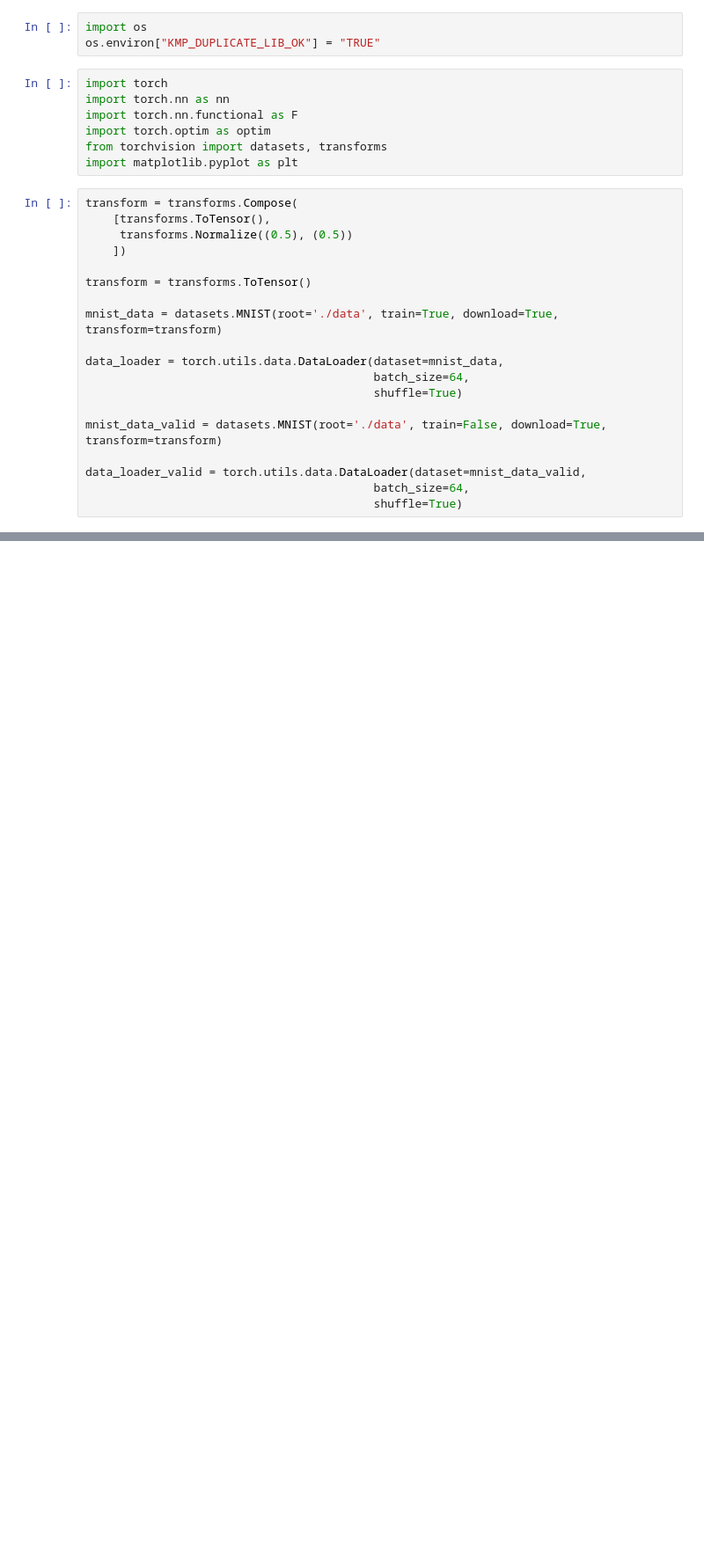
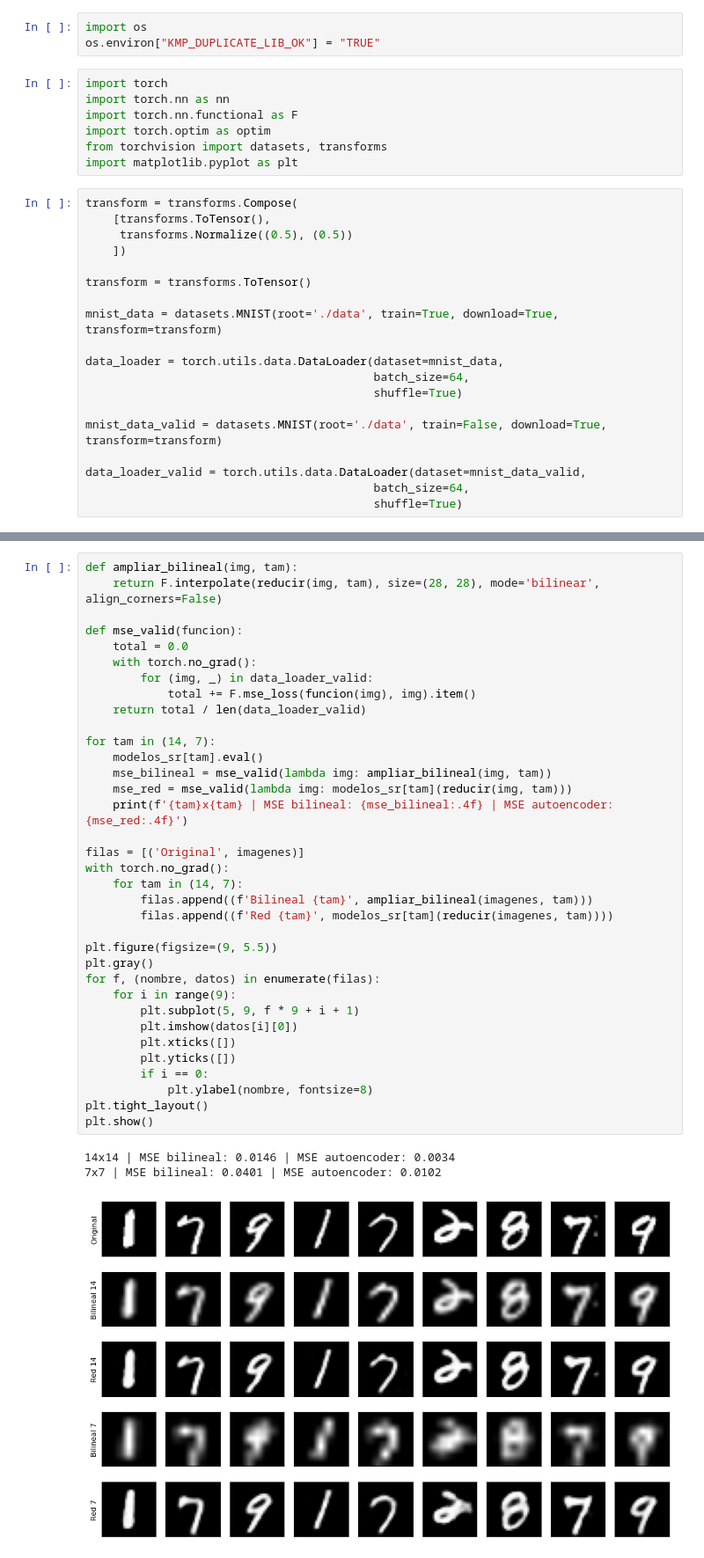
Before and after one commit to Aprendizaje-Automatico-II/Autoencoders, a Jupyter notebook: superresolucion.ipynb, the cells around one changed output, grey strips where cells are left out. Shown at 88% size. Saved outputs shown, nothing was run; the diff lists cells and outputs as text; blank space fills up the shorter version.

```diff
--- a/superresolucion.ipynb
+++ b/superresolucion.ipynb
@@ -230,0 +331,39 @@ for tam in (14, 7):
+# %%
+def ampliar_bilineal(img, tam):
+    return F.interpolate(reducir(img, tam), size=(28, 28), mode='bilinear', align_corners=False)
+
+def mse_valid(funcion):
+    total = 0.0
+    with torch.no_grad():
+        for (img, _) in data_loader_valid:
+            total += F.mse_loss(funcion(img), img).item()
+    return total / len(data_loader_valid)
+
+for tam in (14, 7):
+    modelos_sr[tam].eval()
+    mse_bilineal = mse_valid(lambda img: ampliar_bilineal(img, tam))
+    mse_red = mse_valid(lambda img: modelos_sr[tam](reducir(img, tam)))
+    print(f'{tam}x{tam} | MSE bilineal: {mse_bilineal:.4f} | MSE autoencoder: {mse_red:.4f}')
+
+filas = [('Original', imagenes)]
+with torch.no_grad():
+    for tam in (14, 7):
+        filas.append((f'Bilineal {tam}', ampliar_bilineal(imagenes, tam)))
+        filas.append((f'Red {tam}', modelos_sr[tam](reducir(imagenes, tam))))
+
+plt.figure(figsize=(9, 5.5))
+plt.gray()
+for f, (nombre, datos) in enumerate(filas):
+    for i in range(9):
+        plt.subplot(5, 9, f * 9 + i + 1)
+        plt.imshow(datos[i][0])
+        plt.xticks([])
+        plt.yticks([])
+        if i == 0:
+            plt.ylabel(nombre, fontsize=8)
+plt.tight_layout()
+plt.show()
+# %% [output]
+14x14 | MSE bilineal: 0.0146 | MSE autoencoder: 0.0034
+7x7 | MSE bilineal: 0.0401 | MSE autoencoder: 0.0102
+[figure, added]
```
Also changed, not shown: parts of 15 cells of this notebook.
